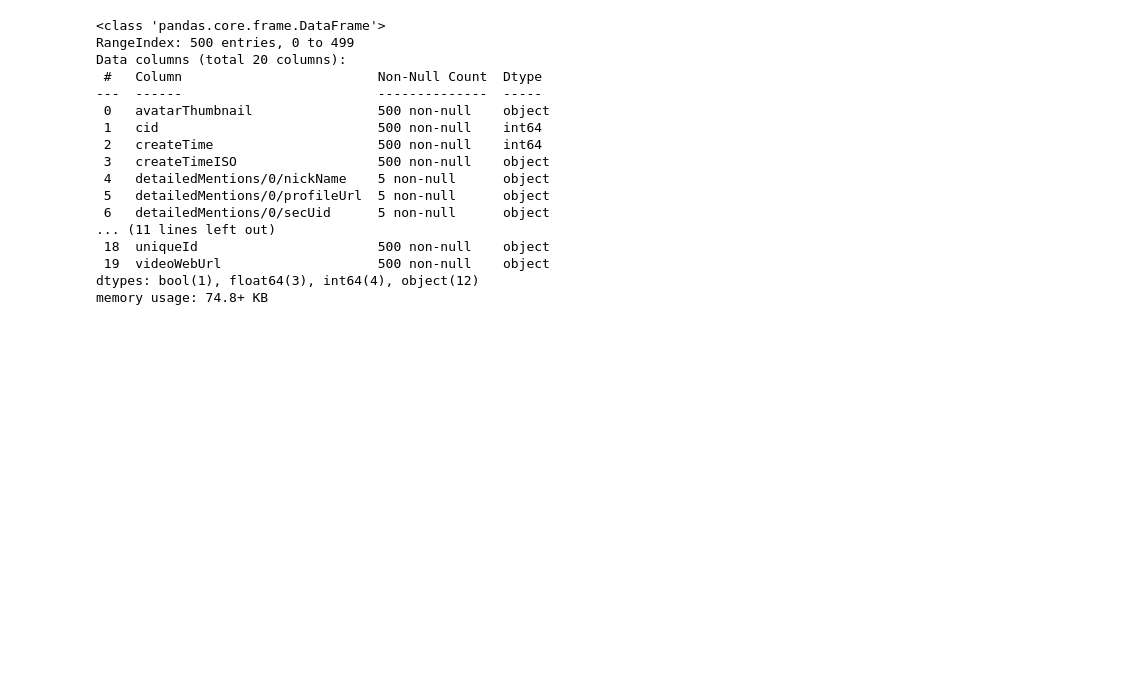
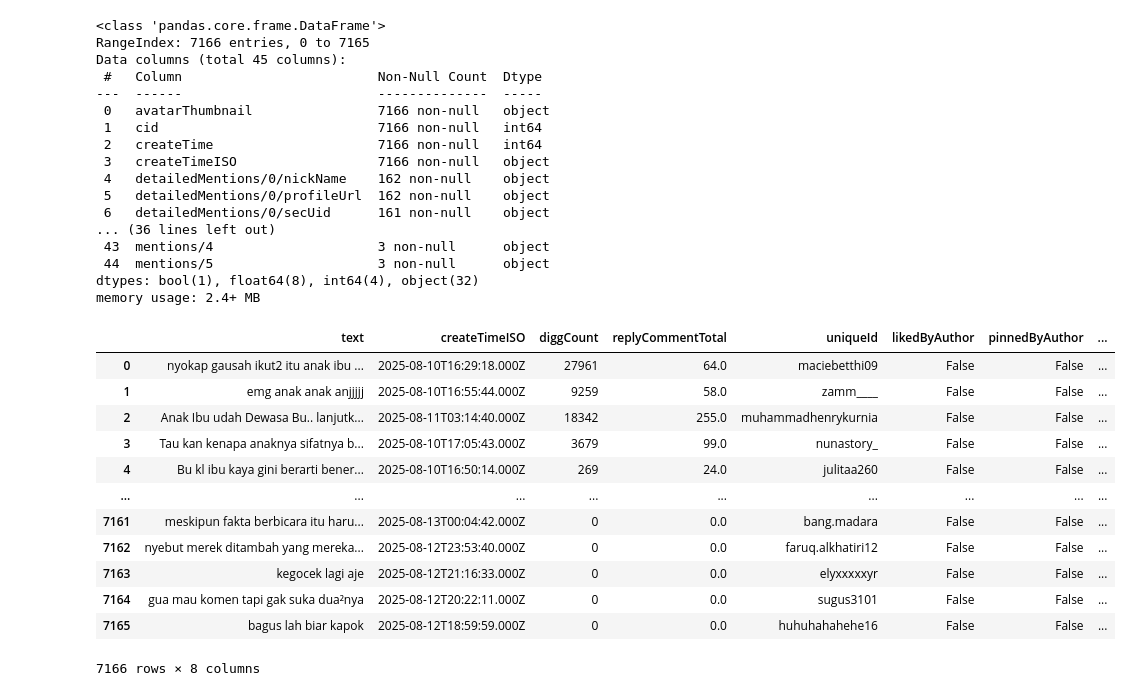
Before and after one commit to Raditfiransah/Sentiment-BigmoKK, a Jupyter notebook: notebook/notebook1.ipynb, the cells around one changed output. Cells and saved outputs as stored; diff of their text form; code cells hidden in the pictures; blank space fills up the shorter version.

```diff
--- a/notebook/notebook1.ipynb
+++ b/notebook/notebook1.ipynb
@@ -3,2 +6,6 @@ import pandas as pd
 # %%
-df = pd.read_csv('../data/dataset_tiktok-comments-scraper_2025-11-10_14-09-34-505.csv')
+df1 = pd.read_csv('../data/dataset_tiktok-comments-scraper_2025-11-10_14-09-34-505.csv')
+df2 = pd.read_csv('../data/dataset_tiktok-comments-scraper_2025-11-10_14-12-44-217.csv')
+df3 = pd.read_csv('../data/dataset_tiktok-comments-scraper_2025-11-10_14-16-03-810.csv')
+df4 = pd.read_csv('../data/dataset_tiktok-comments-scraper_2025-11-10_14-22-05-269.csv')
+df5 = pd.read_csv('../data/dataset_tiktok-comments-scraper_2025-11-11_08-36-00-955.csv')
@@ -7,2 +12,2 @@ AttributeError: 'DataFrame' object has no attribute 'concat'
 # %%
-df.head()
+df = pd.concat([df1, df2, df3, df4, df5], ignore_index=True)
@@ -17,19 +25,47 @@ df.head()
 df.info()
 # %% [output]
 <class 'pandas.core.frame.DataFrame'>
-RangeIndex: 500 entries, 0 to 499
-Data columns (total 20 columns):
+RangeIndex: 7166 entries, 0 to 7165
+Data columns (total 45 columns):
  #   Column                         Non-Null Count  Dtype
 ---  ------                         --------------  -----
- 0   avatarThumbnail                500 non-null    object
- 1   cid                            500 non-null    int64
- 2   createTime                     500 non-null    int64
- 3   createTimeISO                  500 non-null    object
- 4   detailedMentions/0/nickName    5 non-null      object
- 5   detailedMentions/0/profileUrl  5 non-null      object
- 6   detailedMentions/0/secUid      5 non-null      object
-... (11 lines left out)
- 18  uniqueId                       500 non-null    object
- 19  videoWebUrl                    500 non-null    object
-dtypes: bool(1), float64(3), int64(4), object(12)
-memory usage: 74.8+ KB
+ 0   avatarThumbnail                7166 non-null   object
+ 1   cid                            7166 non-null   int64
+ 2   createTime                     7166 non-null   int64
+ 3   createTimeISO                  7166 non-null   object
+ 4   detailedMentions/0/nickName    162 non-null    object
+ 5   detailedMentions/0/profileUrl  162 non-null    object
+ 6   detailedMentions/0/secUid      161 non-null    object
+... (36 lines left out)
+ 43  mentions/4                     3 non-null      object
+ 44  mentions/5                     3 non-null      object
+dtypes: bool(1), float64(8), int64(4), object(32)
+memory usage: 2.4+ MB
+# %%
+cols = [
+    'text',
+    'createTimeISO',
+    'diggCount',
+    'replyCommentTotal',
+    'uniqueId',
+    'likedByAuthor',
+    'pinnedByAuthor',
+    'submittedVideoUrl'
+]
+df_filter = df[cols]
+# %%
+df_filter
+# %% [output]
+|  | text | createTimeISO | diggCount | replyCommentTotal | uniqueId | likedByAuthor | pinnedByAuthor | ... |
+| 0 | nyokap gausah ikut2 itu anak ibu ... | 2025-08-10T16:29:18.000Z | 27961 | 64.0 | maciebetthi09 | False | False | ... |
+| 1 | emg anak anak anjjjjj | 2025-08-10T16:55:44.000Z | 9259 | 58.0 | zamm____ | False | False | ... |
+| 2 | Anak Ibu udah Dewasa Bu.. lanjutk... | 2025-08-11T03:14:40.000Z | 18342 | 255.0 | muhammadhenrykurnia | False | False | ... |
+| 3 | Tau kan kenapa anaknya sifatnya b... | 2025-08-10T17:05:43.000Z | 3679 | 99.0 | nunastory_ | False | False | ... |
+| 4 | Bu kl ibu kaya gini berarti bener... | 2025-08-10T16:50:14.000Z | 269 | 24.0 | julitaa260 | False | False | ... |
+| ... | ... | ... | ... | ... | ... | ... | ... | ... |
+| 7161 | meskipun fakta berbicara itu haru... | 2025-08-13T00:04:42.000Z | 0 | 0.0 | bang.madara | False | False | ... |
+| 7162 | nyebut merek ditambah yang mereka... | 2025-08-12T23:53:40.000Z | 0 | 0.0 | faruq.alkhatiri12 | False | False | ... |
+| 7163 | kegocek lagi aje | 2025-08-12T21:16:33.000Z | 0 | 0.0 | elyxxxxxyr | False | False | ... |
+| 7164 | gua mau komen tapi gak suka dua²nya | 2025-08-12T20:22:11.000Z | 0 | 0.0 | sugus3101 | False | False | ... |
+| 7165 | bagus lah biar kapok | 2025-08-12T18:59:59.000Z | 0 | 0.0 | huhuhahahehe16 | False | False | ... |
+7166 rows × 8 columns
```
Also changed, not shown: parts of 8 cells of this notebook.
